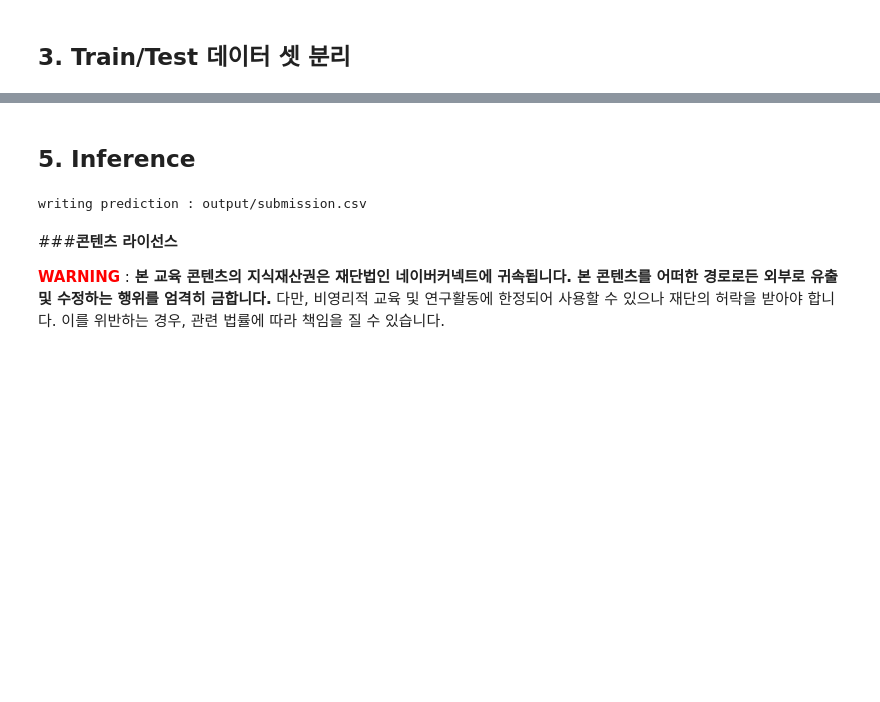
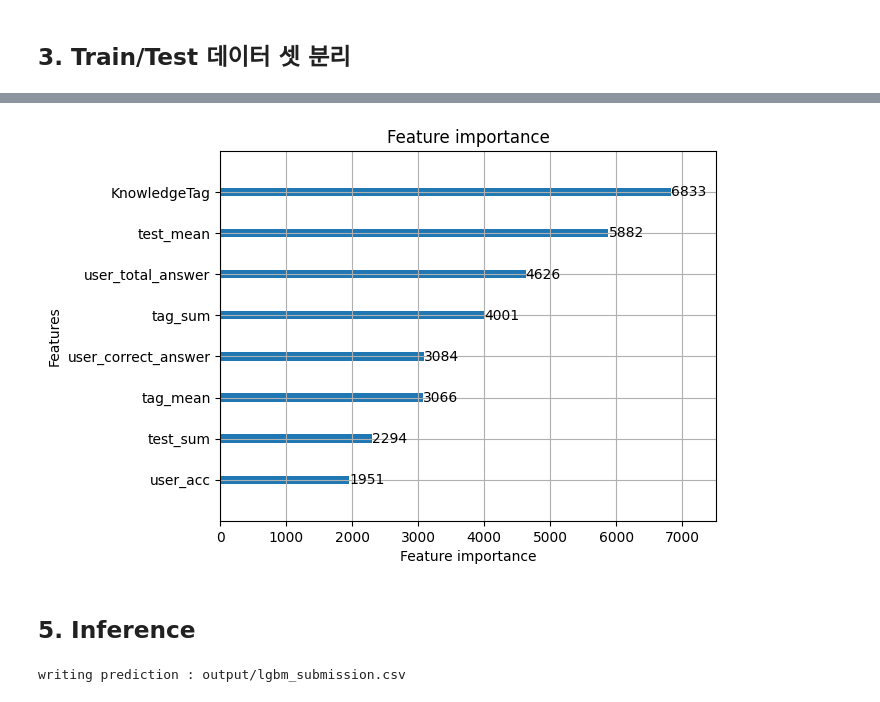
Before and after one commit to boostcampaitech4lv23recsys2/level2_dkt_recsys-level2-recsys-12, a Jupyter notebook: Boosting/LGBM.ipynb, the cells around one changed output, grey strips where cells are left out. Saved outputs shown, nothing was run; the diff lists cells and outputs as text; code cells hidden in the pictures; blank space fills up the shorter version.

```diff
--- a/Boosting/LGBM.ipynb
+++ b/Boosting/LGBM.ipynb
@@ -84,12 +75,20 @@ def custom_train_test_split(df, ratio=0.7, split=True):
 train, test = custom_train_test_split(df)
 
 # 사용할 Feature 설정
-FEATS = ['KnowledgeTag', 'user_correct_answer', 'user_total_answer',
-         'user_acc', 'test_mean', 'test_sum', 'tag_mean','tag_sum']
+FEATS = [
+    "KnowledgeTag",
+    "user_correct_answer",
+    "user_total_answer",
+    "user_acc",
+    "test_mean",
+    "test_sum",
+    "tag_mean",
+    "tag_sum",
+]
 
 # X, y 값 분리
-y_train = train['answerCode']
-train = train.drop(['answerCode'], axis=1)
+y_train = train["answerCode"]
+train = train.drop(["answerCode"], axis=1)
 
-y_test = test['answerCode']
-test = test.drop(['answerCode'], axis=1)
+y_test = test["answerCode"]
+test = test.drop(["answerCode"], axis=1)
@@ -241,6 +141,7 @@ Training until validation scores don't improve for 5 rounds
 # %%
-# INSTALL MATPLOTLIB IN ADVANCE
-# _ = lgb.plot_importance(model)
+_ = lgb.plot_importance(model)
+# %% [output]
+[figure, added]
 # %% [markdown]
 ## 5. Inference
 # %%
@@ -261,18 +162,14 @@ test_df = test_df.drop(['answerCode'], axis=1)
 total_preds = model.predict(test_df[FEATS])
 # %%
 # SAVE OUTPUT
-output_dir = 'output/'
-write_path = os.path.join(output_dir, "submission.csv")
+output_dir = "output/"
+write_path = os.path.join(output_dir, "lgbm_submission.csv")
 if not os.path.exists(output_dir):
     os.makedirs(output_dir)
-with open(write_path, 'w', encoding='utf8') as w:
+with open(write_path, "w", encoding="utf8") as w:
     print("writing prediction : {}".format(write_path))
     w.write("id,prediction\n")
     for id, p in enumerate(total_preds):
-        w.write('{},{}\n'.format(id,p))
+        w.write("{},{}\n".format(id, p))
 # %% [output]
-writing prediction : output/submission.csv
+writing prediction : output/lgbm_submission.csv
-# %% [markdown]
-###**콘텐츠 라이선스**
-
-<font color='red'><b>**WARNING**</b></font> : **본 교육 콘텐츠의 지식재산권은 재단법인 네이버커넥트에 귀속됩니다. 본 콘텐츠를 어떠한 경로로든 외부로 유출 및 수정하는 행위를 엄격히 금합니다.** 다만, 비영리적 교육 및 연구활동에 한정되어 사용할 수 있으나 재단의 허락을 받아야 합니다. 이를 위반하는 경우, 관련 법률에 따라 책임을 질 수 있습니다.
```
Also changed, not shown: parts of 16 cells of this notebook, 1 other file.
